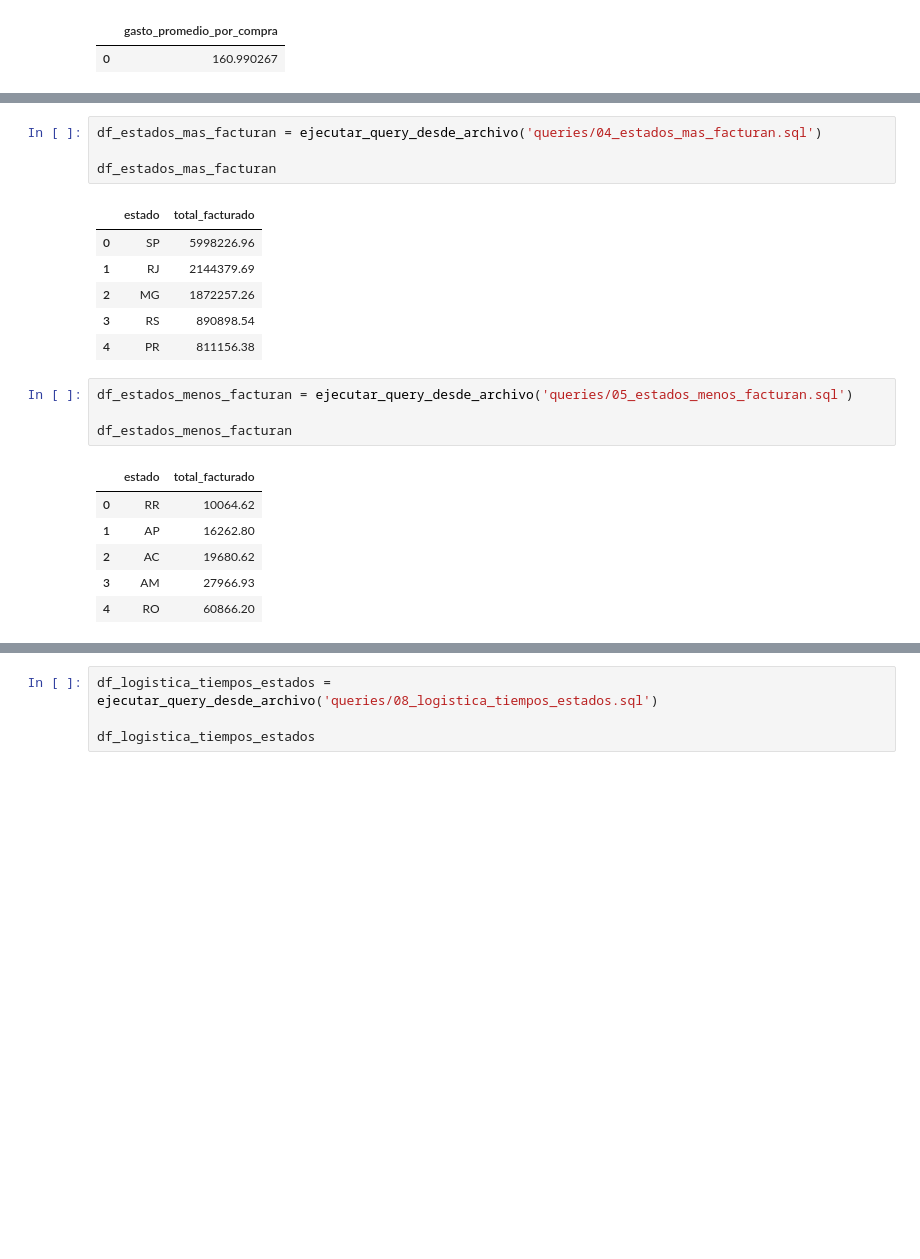
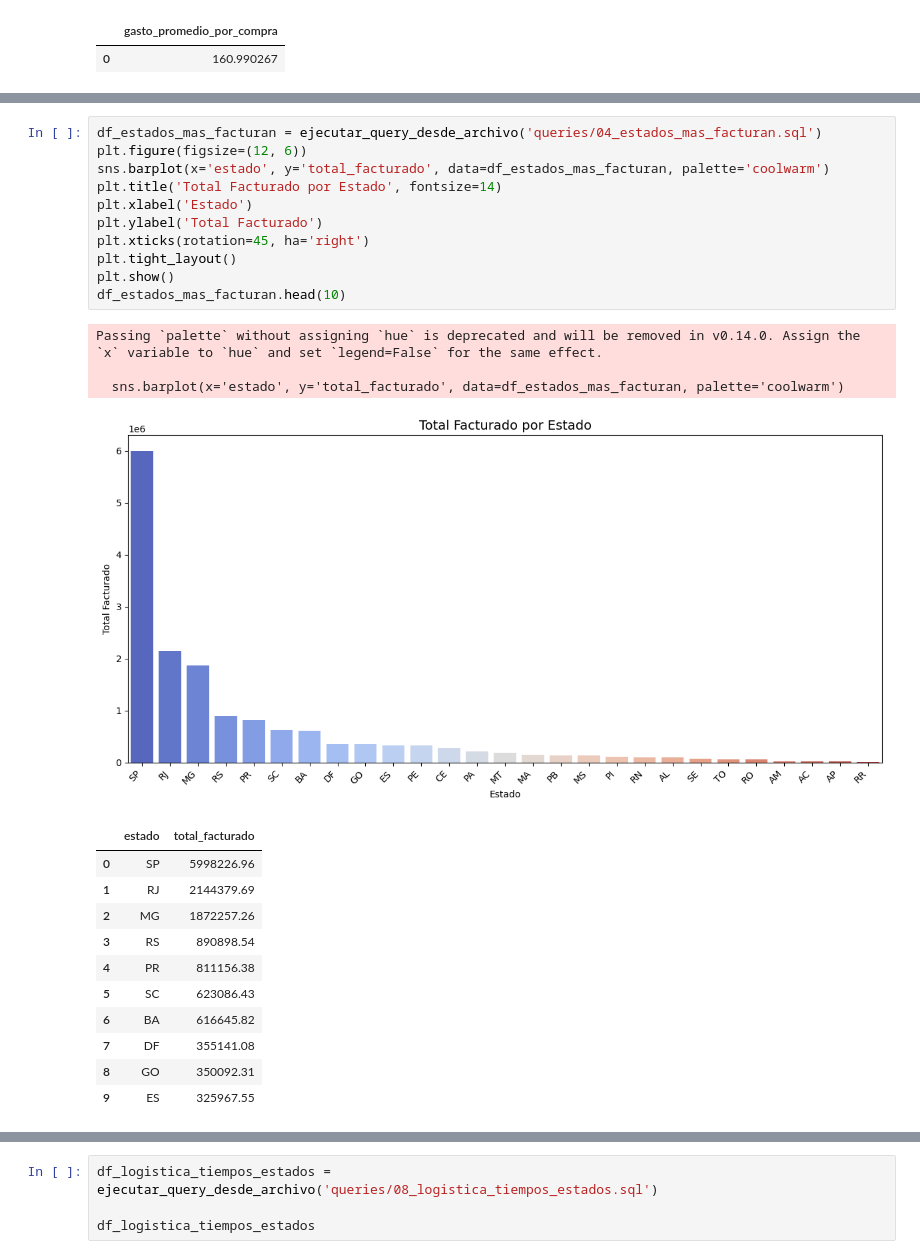
Before and after one commit to mtszmo/data, a Jupyter notebook: analisis_exploratorio.ipynb, the cells around one changed output, grey strips where cells are left out. Drawn from its saved outputs; the diff is of its cells as text; blank space fills up the shorter version.

```diff
--- a/analisis_exploratorio.ipynb
+++ b/analisis_exploratorio.ipynb
@@ -51,25 +98,30 @@ df_metodo_cuotas
 | 4 | not_defined | 3 | 1.0 |
 # %%
 df_estados_mas_facturan = ejecutar_query_desde_archivo('queries/04_estados_mas_facturan.sql')
-
-df_estados_mas_facturan
+plt.figure(figsize=(12, 6))
+sns.barplot(x='estado', y='total_facturado', data=df_estados_mas_facturan, palette='coolwarm')
+plt.title('Total Facturado por Estado', fontsize=14)
+plt.xlabel('Estado')
+plt.ylabel('Total Facturado')
+plt.xticks(rotation=45, ha='right')
+plt.tight_layout()
+plt.show()
+df_estados_mas_facturan.head(10)
 # %% [output]
+Passing `palette` without assigning `hue` is deprecated and will be removed in v0.14.0. Assign the `x` variable to `hue` and set `legend=False` for the same effect.
+
+  sns.barplot(x='estado', y='total_facturado', data=df_estados_mas_facturan, palette='coolwarm')
+[figure, added]
 |  | estado | total_facturado |
 | 0 | SP | 5998226.96 |
 | 1 | RJ | 2144379.69 |
 | 2 | MG | 1872257.26 |
 | 3 | RS | 890898.54 |
 | 4 | PR | 811156.38 |
+| 5 | SC | 623086.43 |
+| 6 | BA | 616645.82 |
+| 7 | DF | 355141.08 |
+| 8 | GO | 350092.31 |
+| 9 | ES | 325967.55 |
-# %%
-df_estados_menos_facturan = ejecutar_query_desde_archivo('queries/05_estados_menos_facturan.sql')
-
-df_estados_menos_facturan
-# %% [output]
-|  | estado | total_facturado |
-| 0 | RR | 10064.62 |
-| 1 | AP | 16262.80 |
-| 2 | AC | 19680.62 |
-| 3 | AM | 27966.93 |
-| 4 | RO | 60866.20 |
 # %%
 df_categorias_mas_ingresos = ejecutar_query_desde_archivo('queries/06_categorias_mas_ingresos.sql')
```
Also changed, not shown: parts of 6 cells of this notebook, 2 other files.
